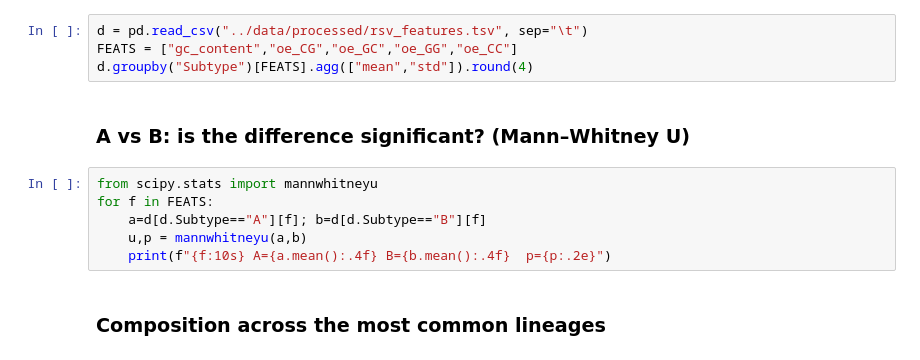
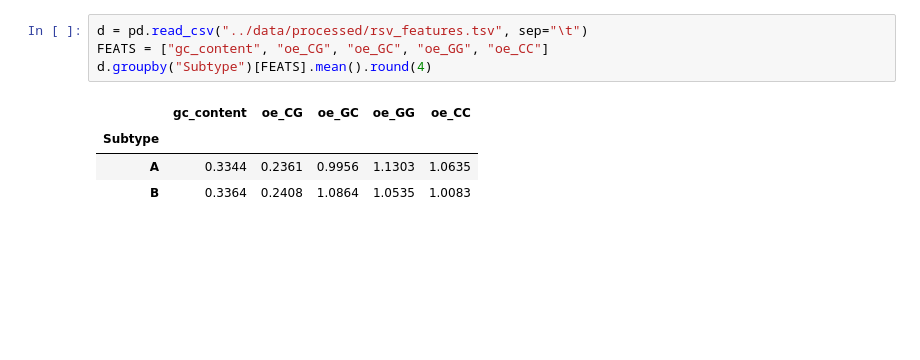
Before and after one commit to Wlimni/RSV, a Jupyter notebook: notebooks/02_composition.ipynb, the cells around one changed output. Cells and saved outputs as stored; diff of their text form; blank space fills up the shorter version.

```diff
--- a/notebooks/02_composition.ipynb
+++ b/notebooks/02_composition.ipynb
@@ -13,14 +40,9 @@ from rsv import io, composition
 # %%
 d = pd.read_csv("../data/processed/rsv_features.tsv", sep="\t")
-FEATS = ["gc_content","oe_CG","oe_GC","oe_GG","oe_CC"]
-d.groupby("Subtype")[FEATS].agg(["mean","std"]).round(4)
+FEATS = ["gc_content", "oe_CG", "oe_GC", "oe_GG", "oe_CC"]
+d.groupby("Subtype")[FEATS].mean().round(4)
+# %% [output]
+|  | gc_content | oe_CG | oe_GC | oe_GG | oe_CC |
+| Subtype |  |  |  |  |  |
+| A | 0.3344 | 0.2361 | 0.9956 | 1.1303 | 1.0635 |
+| B | 0.3364 | 0.2408 | 1.0864 | 1.0535 | 1.0083 |
-# %% [markdown]
-### A vs B: is the difference significant? (Mann–Whitney U)
-# %%
-from scipy.stats import mannwhitneyu
-for f in FEATS:
-    a=d[d.Subtype=="A"][f]; b=d[d.Subtype=="B"][f]
-    u,p = mannwhitneyu(a,b)
-    print(f"{f:10s} A={a.mean():.4f} B={b.mean():.4f}  p={p:.2e}")
-# %% [markdown]
-### Composition across the most common lineages
```
Also changed, not shown: parts of 15 cells of this notebook, 43 other files.
